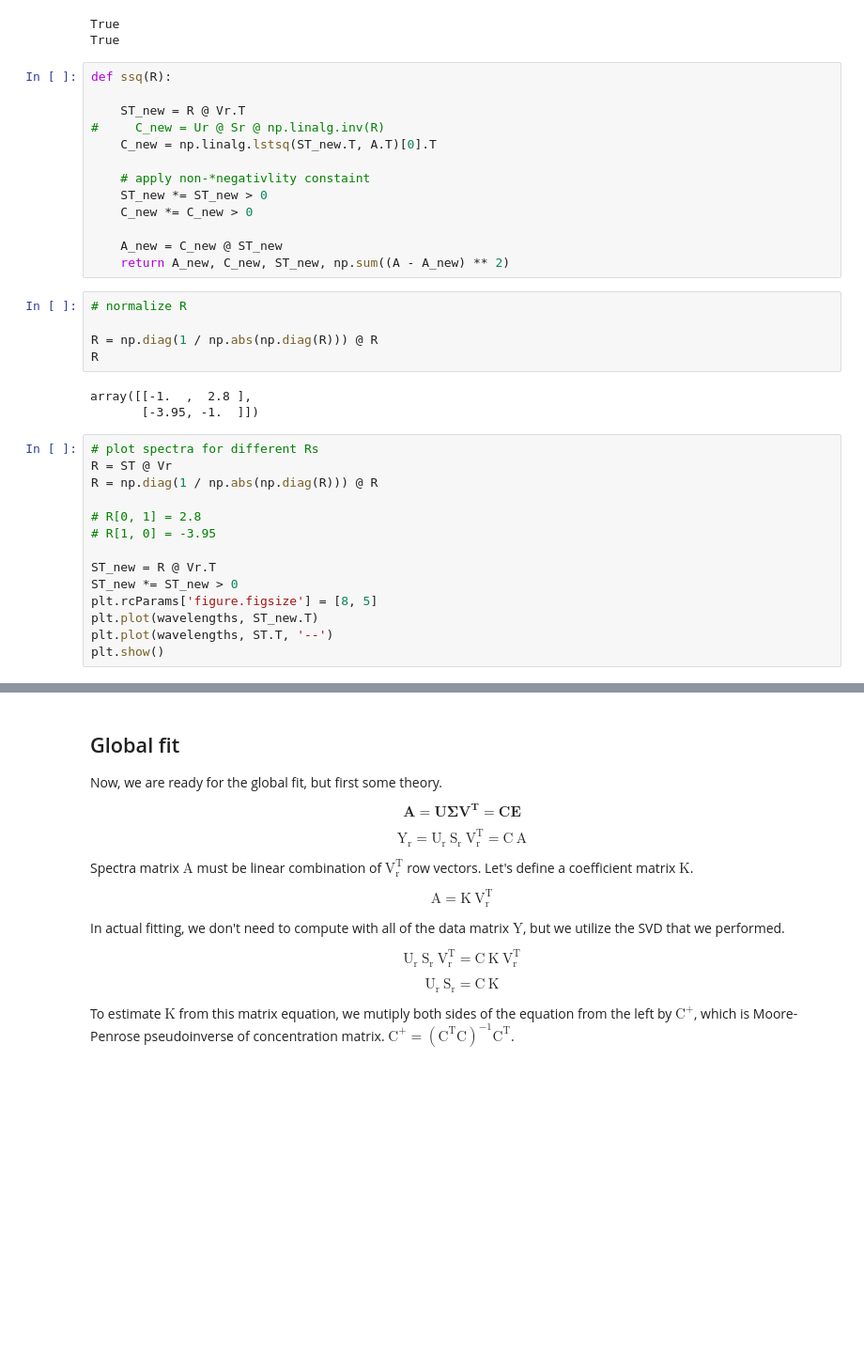
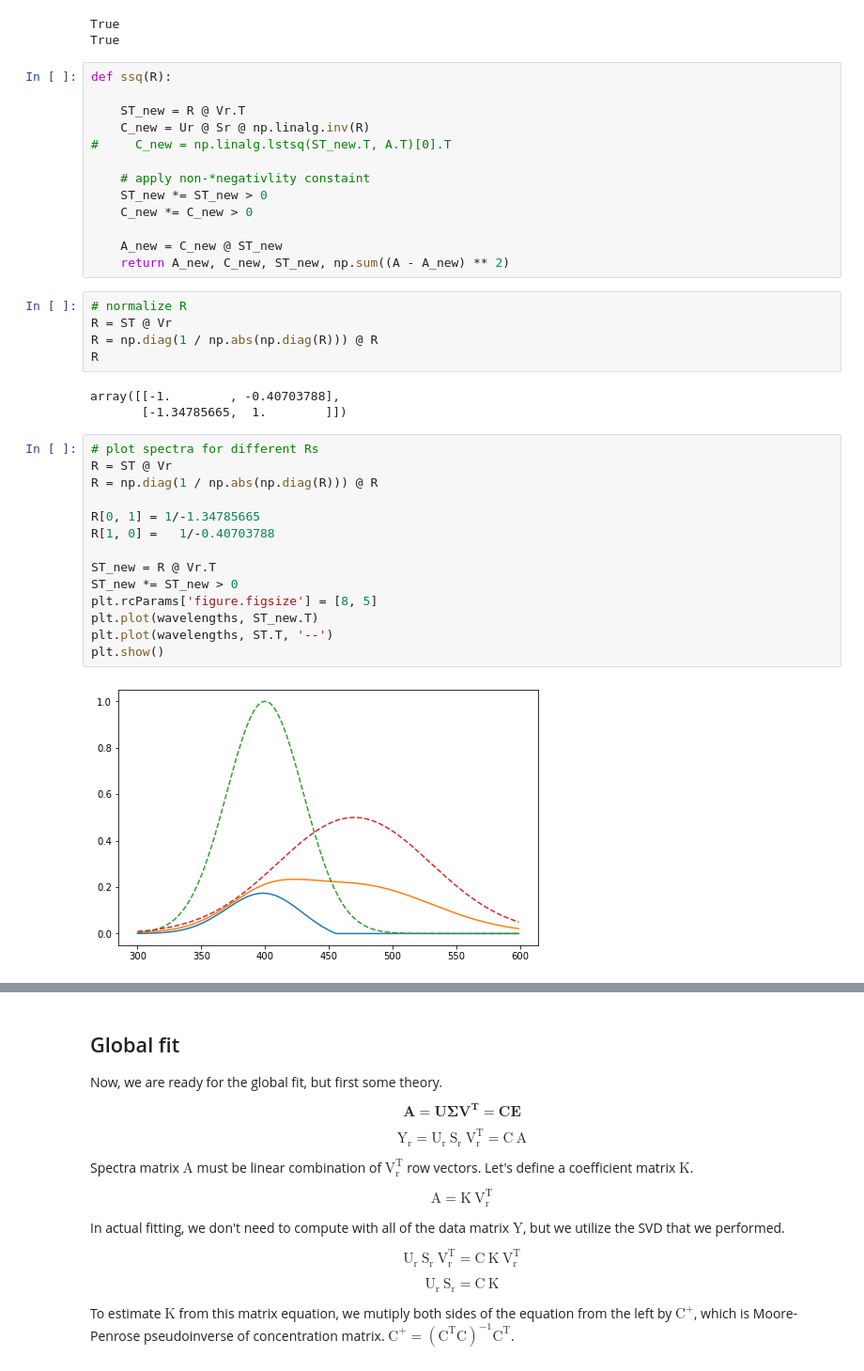
Before and after one commit to dmadea/Jupyter-Tutorials, a Jupyter notebook: MCR-FMIN/Global Analysis.ipynb, the cells around one changed output, grey strips where cells are left out. Shown at 94% size. Cells and saved outputs as stored; diff of their text form; blank space fills up the shorter version.

```diff
--- a/MCR-FMIN/Global Analysis.ipynb
+++ b/MCR-FMIN/Global Analysis.ipynb
@@ -515,8 +537,8 @@ True
 def ssq(R):
 
     ST_new = R @ Vr.T
-#     C_new = Ur @ Sr @ np.linalg.inv(R)
-    C_new = np.linalg.lstsq(ST_new.T, A.T)[0].T
+    C_new = Ur @ Sr @ np.linalg.inv(R)
+#     C_new = np.linalg.lstsq(ST_new.T, A.T)[0].T
 
     # apply non-*negativlity constaint
     ST_new *= ST_new > 0
@@ -526,26 +548,28 @@ def ssq(R):
     return A_new, C_new, ST_new, np.sum((A - A_new) ** 2)
 # %%
 # normalize R
-
+R = ST @ Vr
 R = np.diag(1 / np.abs(np.diag(R))) @ R
 R
 # %% [output]
-array([[-1.  ,  2.8 ],
-       [-3.95, -1.  ]])
+array([[-1.        , -0.40703788],
+       [-1.34785665,  1.        ]])
 # %%
 # plot spectra for different Rs
 R = ST @ Vr
 R = np.diag(1 / np.abs(np.diag(R))) @ R
 
-# R[0, 1] = 2.8
-# R[1, 0] = -3.95
+R[0, 1] = 1/-1.34785665
+R[1, 0] =   1/-0.40703788
 
 ST_new = R @ Vr.T
 ST_new *= ST_new > 0
 plt.rcParams['figure.figsize'] = [8, 5]
 plt.plot(wavelengths, ST_new.T)
 plt.plot(wavelengths, ST.T, '--')
 plt.show()
+# %% [output]
+[figure, added]
 # %%
 A_new, C_new, ST_new, s = ssq(R)
 print(s)
```
Also changed, not shown: parts of 20 cells of this notebook, 1 other file.
